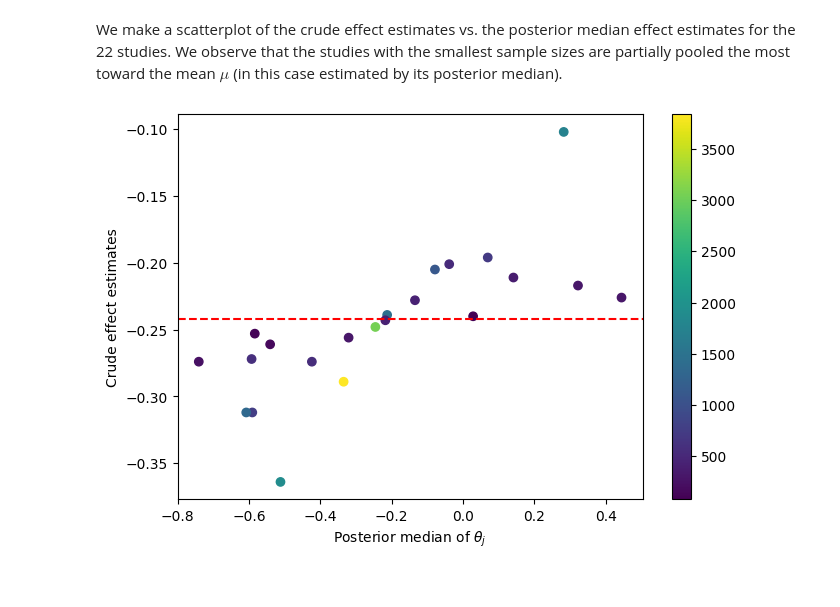
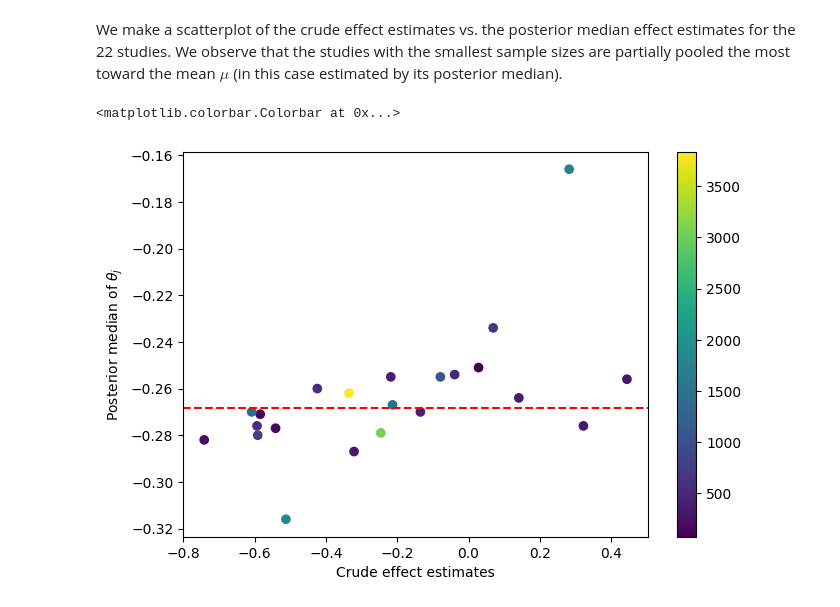
Before and after one commit to IrvingGomez/BayesianStatistics, a Jupyter notebook: Codes/22_MetaAnalysisCombiningStudies.ipynb, the cells around one changed output. Cells and saved outputs as stored; diff of their text form; code cells hidden in the pictures.

```diff
--- a/Codes/22_MetaAnalysisCombiningStudies.ipynb
+++ b/Codes/22_MetaAnalysisCombiningStudies.ipynb
@@ -31,25 +33,22 @@ If clinical trial $j$ involves the use of $n_{0j}$ subjects in the control group
 # %% [markdown]
 We calculate the logarithms of the odds: $$y_j=\log\left(\frac{y_{1j}}{n_{1j}-y_{1j}}\right)-\log\left(\frac{y_{0j}}{n_{0j}-y_{0j}}\right),$$ with approximate variance $$\sigma_j^2=\frac{1}{y_{1j}}+\frac{1}{n_{1j}-y_{1j}}+\frac{1}{y_{0j}}+\frac{1}{n_{0j}-y_{0j}}$$
 # %%
-log_odds = np.log(Dat["TreatedDeaths"]/(Dat["TreatedTotal"] - Dat["TreatedDeaths"])) - \
-    np.log(Dat["ControlDeaths"]/(Dat["ControlTotal"] - Dat["ControlDeaths"]))
+LogOdds = np.log(Dat["TreatedDeaths"]/(Dat["TreatedTotal"] - Dat["TreatedDeaths"])) - np.log(Dat["ControlDeaths"]/(Dat["ControlTotal"] - Dat["ControlDeaths"]))
 
-sigma_2 = 1/Dat["TreatedDeaths"] + 1/(Dat["TreatedTotal"]-Dat["TreatedDeaths"]) + \
-    1/Dat["ControlDeaths"] + 1/(Dat["ControlTotal"]-Dat["ControlDeaths"])
-
-sigma = np.sqrt(sigma_2)
+Sigma2 = 1/Dat["TreatedDeaths"] + 1/(Dat["TreatedTotal"]-Dat["TreatedDeaths"]) + 1/Dat["ControlDeaths"] + 1/(Dat["ControlTotal"]-Dat["ControlDeaths"])
+Sigma = np.sqrt(Sigma2)
 # %% [markdown]
 We model $$y_j|\theta_j,\sigma_j\sim\textsf{Normal}(\theta_j,\sigma_j^2),$$ $$\theta_j\sim\textsf{Normal}(\mu,\tau^2),$$ $$p(\mu)\propto 1,$$ $$p(\tau)\propto 1.$$
 # %%
-with pm.Model() as model_meta:
-    mu = pm.Flat("mu")
-    tau = pm.HalfFlat("tau")
+with pm.Model() as ModelMetaAnalysis:
+    Mu = pm.Flat("Mu")
+    Tau = pm.HalfFlat("Tau")
 
-    theta = pm.Normal("theta", mu=mu, sigma=tau, shape=len(log_odds))
+    Theta = pm.Normal("Theta", mu=Mu, sigma=Tau, shape=len(LogOdds))
 
-    y = pm.Normal("log_ods", mu=theta, sigma=sigma, observed=log_odds)
+    Y = pm.Normal("LogOdds", mu=Theta, sigma=Sigma, observed=LogOdds)
 
-    trace_meta = pm.sample()
+    TraceMetaAnalysis = pm.sample()
 # %% [output]
 Auto-assigning NUTS sampler...
 Initializing NUTS using jitter+adapt_diag...
@@ -68,9 +64,11 @@ theta_summary_2 = az.summary(trace_meta, stat_focus='median', hdi_prob=0.95, var
+# %%
+ThetaSummary = az.summary(TraceMetaAnalysis, stat_focus='median', hdi_prob=1-ALPHA, var_names="Theta", kind='stats')
 # %%
-Dat["log_odds"] = log_odds.round(3)
-Dat["sigma"] = sigma.round(3)
-Dat['hdi_2.5%'] =  theta_summary['hdi_2.5%'].reset_index(drop=True)
-Dat["median"] = theta_summary_2['median'].reset_index(drop=True)
-Dat['hdi_97.5%'] =  theta_summary['hdi_97.5%'].reset_index(drop=True)
+Dat["log_odds"] = LogOdds.round(3)
+Dat["sigma"] = Sigma.round(3)
+Dat['eti_' + str(ALPHA/2*100)+'%'] =  ThetaSummary['eti_' + str(ALPHA/2*100)+'%'].reset_index(drop=True)
+Dat["median"] = ThetaSummary['median'].reset_index(drop=True)
+Dat['eti_' + str((1-ALPHA/2)*100)+'%'] =  ThetaSummary['eti_' + str((1-ALPHA/2)*100)+'%'].reset_index(drop=True)
 # %%
 Dat.head()
 # %% [output]
@@ -146,9 +153,10 @@ We make a scatterplot of the crude effect estimates vs. the posterior median eff
 # %%
 plt.figure(figsize=(7.5,5))
 plt.scatter(Dat["log_odds"], Dat["median"], c=Dat["ControlTotal"]+Dat["TreatedTotal"])
-plt.axhline(np.median(trace_meta.posterior.mu.values), color='r', linestyle='--')
-plt.xlabel(r"Posterior median of $\theta_j$")
-plt.ylabel(r"Crude effect estimates")
+plt.axhline(np.median(TraceMetaAnalysis.posterior.Mu.values), color='r', linestyle='--')
+plt.xlabel(r"Crude effect estimates")
+plt.ylabel(r"Posterior median of $\theta_j$")
 plt.colorbar()
 # %% [output]
+<matplotlib.colorbar.Colorbar at 0x...>
-[figure, old version]
+[figure, new version]
```
Also changed, not shown: parts of 15 cells of this notebook, 1 other file.
